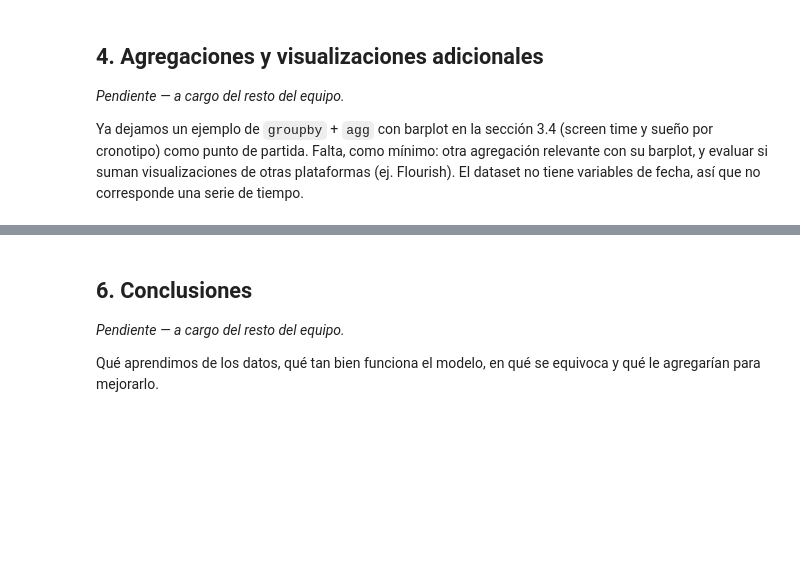
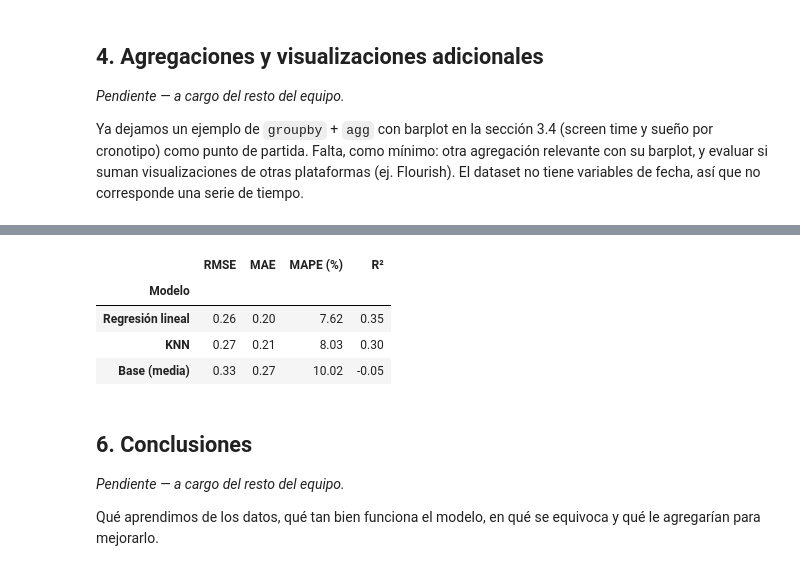
Before and after one commit to jucarriz/TP-Integrador-Segundo-Parcial, a Jupyter notebook: TP_Integrador.ipynb, the cells around one changed output, grey strips where cells are left out. Saved outputs shown, nothing was run; the diff lists cells and outputs as text; code cells hidden in the pictures; blank space fills up the shorter version.

Commit message:
Aplicación de modelos KNN y reg-lineal. Agregacion de libreria IPhyton en requirements

```diff
--- a/TP_Integrador.ipynb
+++ b/TP_Integrador.ipynb
@@ -582,0 +622,20 @@ Definir `X` (predictoras) e `y = cgpa`, separar en train/test, comparar contra u
+# %%
+#Hacemos copia del df limpio para trabajar y realizar cambios necearios
+df_modelo = df_clean.copy()
+
+# Convertir variables categóricas a numéricas
+chronotype = {
+    "Early Bird": 0, "Intermediate": 1, "Night Owl": 2
+}
+df_modelo["chronotype"] = df_modelo["chronotype"].map(chronotype)
+
+device_free = {
+    "No": 0, "Yes": 1
+}
+df_modelo["device_free_before_bed"] = df_modelo["device_free_before_bed"].map(device_free)
+
+#Como es una hora, conviene convertirla en dos variables cíclicas: así las 23:00 y las 00:00 quedan cerca para KNN.
+hora = df_modelo["avg_bedtime_hour"] % 24
+
+df_modelo["bedtime_sin"] = np.sin(2 * np.pi * hora / 24)
+df_modelo["bedtime_cos"] = np.cos(2 * np.pi * hora / 24)
@@ -583,3 +918,60 @@ Definir `X` (predictoras) e `y = cgpa`, separar en train/test, comparar contra u
+# %%
+from IPython.display import display
+
+
+# Generar predicciones sobre el mismo conjunto de prueba
+modelos = {
+    "KNN": modelo_knn,
+    "Regresión lineal": modelo_lineal,
+    "Base (media)": modelo_base,
+}
+
+predicciones = {
+    nombre: modelo.predict(X_test)
+    for nombre, modelo in modelos.items()
+}
+
+# Mostrar la comparación
+resultados = comparar_modelos(y_test, predicciones)
+display(resultados.round(4))
+
+
+def predecir_cgpa(modelo, nuevos_datos):
+    """Predice el CGPA de nuevos estudiantes.
+
+    Parametros:
+    ----------
+    modelo : Pipeline entrenado
+        Modelo con su preprocesamiento ajustado.
+    nuevos_datos : DataFrame
+        Una fila por estudiante y las columnas de FEATURES,
+        con las mismas unidades y codificaciones del entrenamiento.
+
+    Return:
+    -------
+    CGPA estimado para cada estudiante.
+    """
+
+    faltantes = [
+        columna for columna in FEATURES
+        if columna not in nuevos_datos.columns
+    ]
+
+    if faltantes:
+        raise ValueError(f"Faltan columnas: {faltantes}")
+
+    return modelo.predict(nuevos_datos[FEATURES])
+
+
+# Cuando haya un DataFrame con nuevos estudiantes:
+# pred_nuevos = predecir_cgpa(modelo_knn, nuevos_estudiantes)
+# print(pred_nuevos)
+# %% [output]
+|  | RMSE | MAE | MAPE (%) | R² |
+| Modelo |  |  |  |  |
+| Regresión lineal | 0.26 | 0.20 | 7.62 | 0.35 |
+| KNN | 0.27 | 0.21 | 8.03 | 0.30 |
+| Base (media) | 0.33 | 0.27 | 10.02 | -0.05 |
 # %% [markdown]
 ## 6. Conclusiones
 
```
Also changed, not shown: parts of 16 cells of this notebook, 1 other file.
